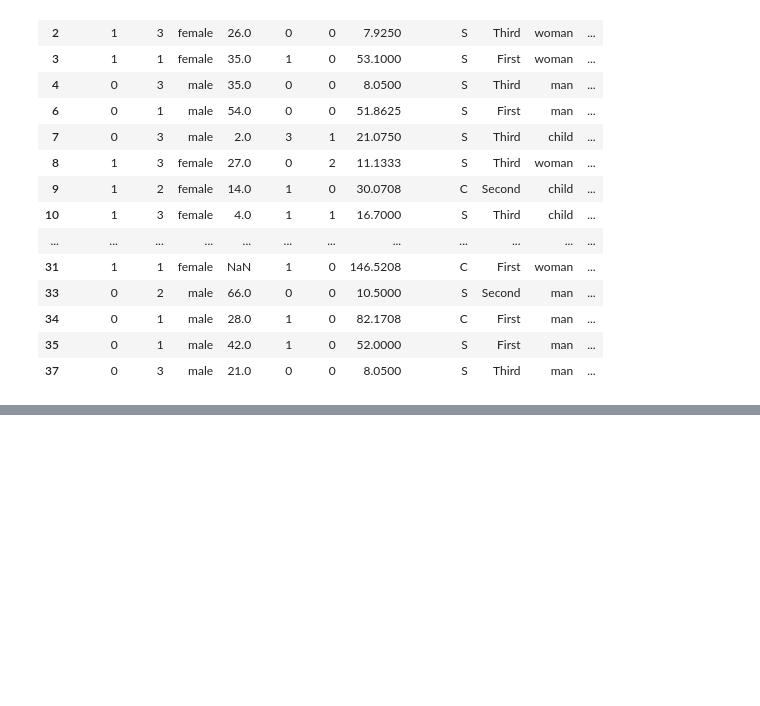
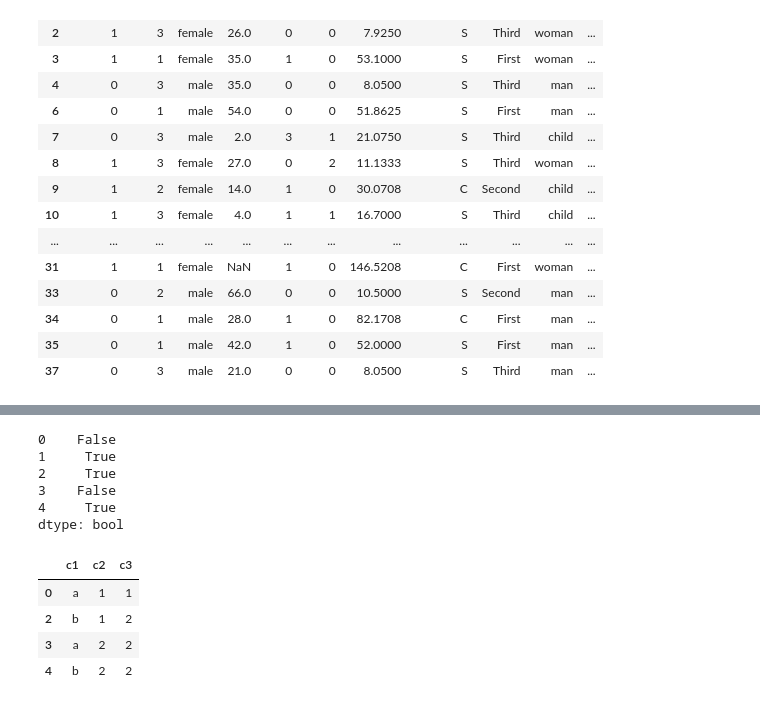
Before and after one commit to leegiseung-stack/18_dataanalytics, a Jupyter notebook: 01_ 누락데이터처리.ipynb, the cells around one changed output, grey strips where cells are left out. Cells and saved outputs as stored; diff of their text form; code cells hidden in the pictures; blank space fills up the shorter version.

```diff
--- a/01_ 누락데이터처리.ipynb
+++ b/01_ 누락데이터처리.ipynb
@@ -226,0 +382,19 @@ df_age_deck.head(30)
+# %%
+df.duplicated(subset=["c2"])
+# %% [output]
+0    False
+1     True
+2     True
+3    False
+4     True
+dtype: bool
+# %%
+#중복데이터제거
+df2=df.drop_duplicates()
+df2
+# %% [output]
+|  | c1 | c2 | c3 |
+| 0 | a | 1 | 1 |
+| 2 | b | 1 | 2 |
+| 3 | a | 2 | 2 |
+| 4 | b | 2 | 2 |
```
Also changed, not shown: parts of 17 cells of this notebook, 2 other files.
